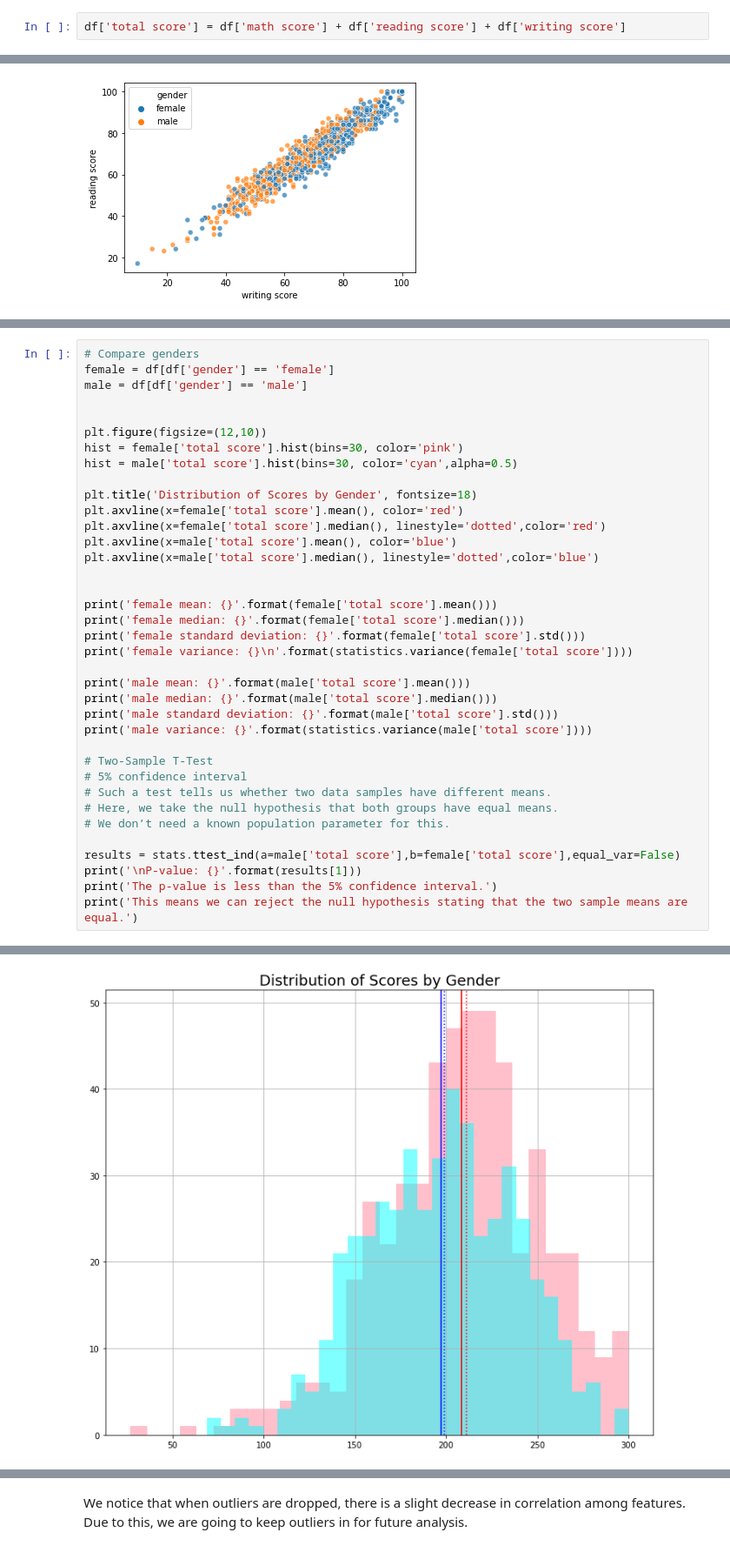
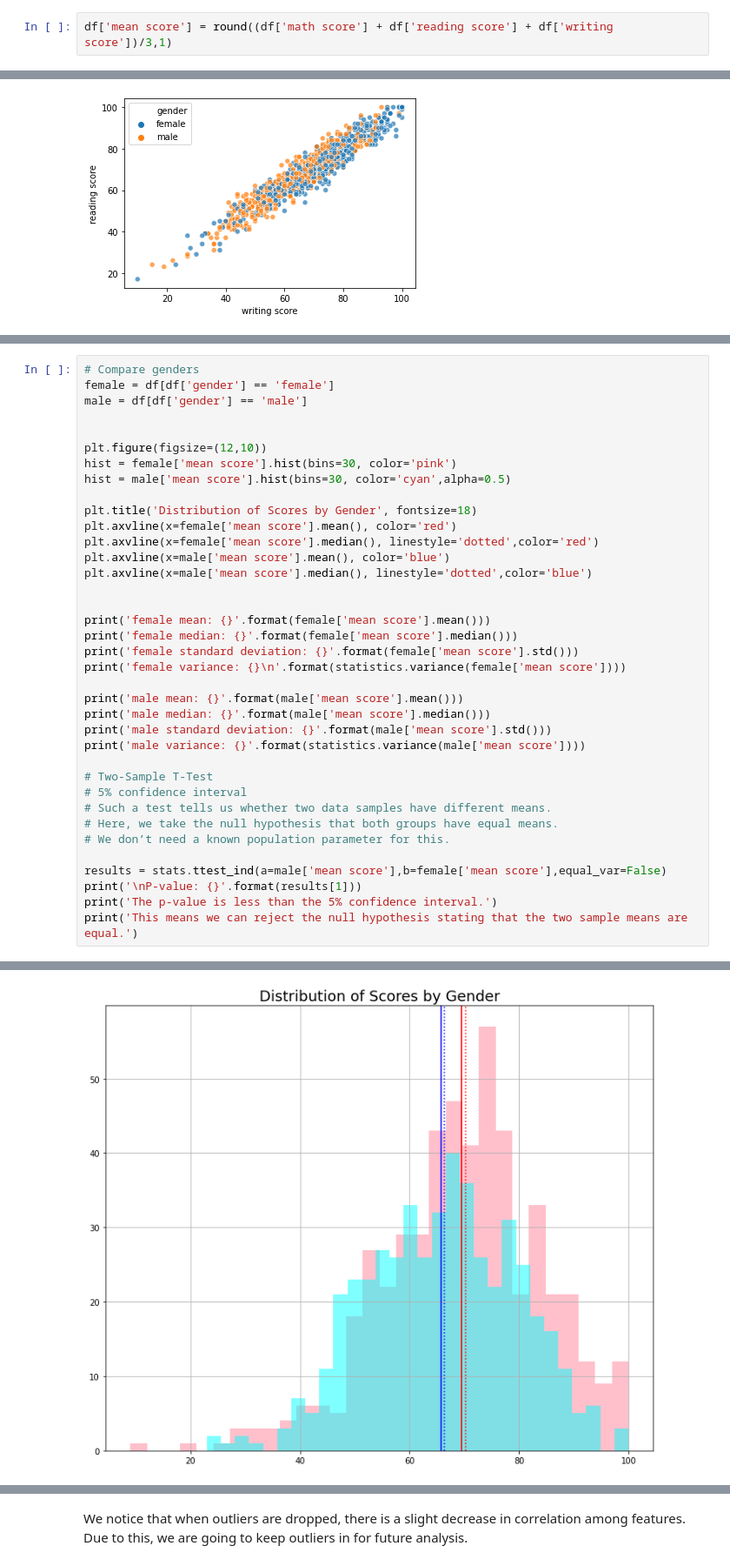
Before and after one commit to taflor/Student-Scores, a Jupyter notebook: notebooks/1.2 Exploratory Data Analysis.ipynb, the cells around one changed output, grey strips where cells are left out. Shown at 87% size. Drawn from its saved outputs; the diff is of its cells as text.

```diff
--- a/notebooks/1.2 Exploratory Data Analysis.ipynb
+++ b/notebooks/1.2 Exploratory Data Analysis.ipynb
@@ -35,7 +36,7 @@ df = pd.read_csv(parent+'/data/interim/cleaned_student_scores.csv',index_col=0)
 # %% [markdown]
 **Create Total Score Feature**
 # %%
-df['total score'] = df['math score'] + df['reading score'] + df['writing score']
+df['mean score'] = round((df['math score'] + df['reading score'] + df['writing score'])/3,1)
 # %%
 df.head()
 # %% [output]
@@ -261,25 +265,25 @@ male = df[df['gender'] == 'male']
 
 
 plt.figure(figsize=(12,10))
-hist = female['total score'].hist(bins=30, color='pink')
-hist = male['total score'].hist(bins=30, color='cyan',alpha=0.5)
+hist = female['mean score'].hist(bins=30, color='pink')
+hist = male['mean score'].hist(bins=30, color='cyan',alpha=0.5)
 
 plt.title('Distribution of Scores by Gender', fontsize=18)
-plt.axvline(x=female['total score'].mean(), color='red')
-plt.axvline(x=female['total score'].median(), linestyle='dotted',color='red')
-plt.axvline(x=male['total score'].mean(), color='blue')
-plt.axvline(x=male['total score'].median(), linestyle='dotted',color='blue')
+plt.axvline(x=female['mean score'].mean(), color='red')
+plt.axvline(x=female['mean score'].median(), linestyle='dotted',color='red')
+plt.axvline(x=male['mean score'].mean(), color='blue')
+plt.axvline(x=male['mean score'].median(), linestyle='dotted',color='blue')
 
 
-print('female mean: {}'.format(female['total score'].mean()))
-print('female median: {}'.format(female['total score'].median()))
-print('female standard deviation: {}'.format(female['total score'].std()))
-print('female variance: {}\n'.format(statistics.variance(female['total score'])))
+print('female mean: {}'.format(female['mean score'].mean()))
+print('female median: {}'.format(female['mean score'].median()))
+print('female standard deviation: {}'.format(female['mean score'].std()))
+print('female variance: {}\n'.format(statistics.variance(female['mean score'])))
 
-print('male mean: {}'.format(male['total score'].mean()))
-print('male median: {}'.format(male['total score'].median()))
-print('male standard deviation: {}'.format(male['total score'].std()))
-print('male variance: {}'.format(statistics.variance(male['total score'])))
+print('male mean: {}'.format(male['mean score'].mean()))
+print('male median: {}'.format(male['mean score'].median()))
+print('male standard deviation: {}'.format(male['mean score'].std()))
+print('male variance: {}'.format(statistics.variance(male['mean score'])))
 
 # Two-Sample T-Test
 # 5% confidence interval
@@ -287,7 +291,7 @@ print('male variance: {}'.format(statistics.variance(male['total score'])))
 # Here, we take the null hypothesis that both groups have equal means.
 # We don’t need a known population parameter for this.
 
-results = stats.ttest_ind(a=male['total score'],b=female['total score'],equal_var=False)
+results = stats.ttest_ind(a=male['mean score'],b=female['mean score'],equal_var=False)
 print('\nP-value: {}'.format(results[1]))
 print('The p-value is less than the 5% confidence interval.')
 print('This means we can reject the null hypothesis stating that the two sample means are equal.')
@@ -306,6 +310,6 @@ P-value: 3.1861975638752864e-05
 The p-value is less than the 5% confidence interval.
 This means we can reject the null hypothesis stating that the two sample means are equal.
-[figure, old version]
+[figure, new version]
 # %%
 # Compare test prep distribution
 prep = df[df['test preparation course'] == 1]
```
Also changed, not shown: parts of 38 cells of this notebook, 4 other files.
